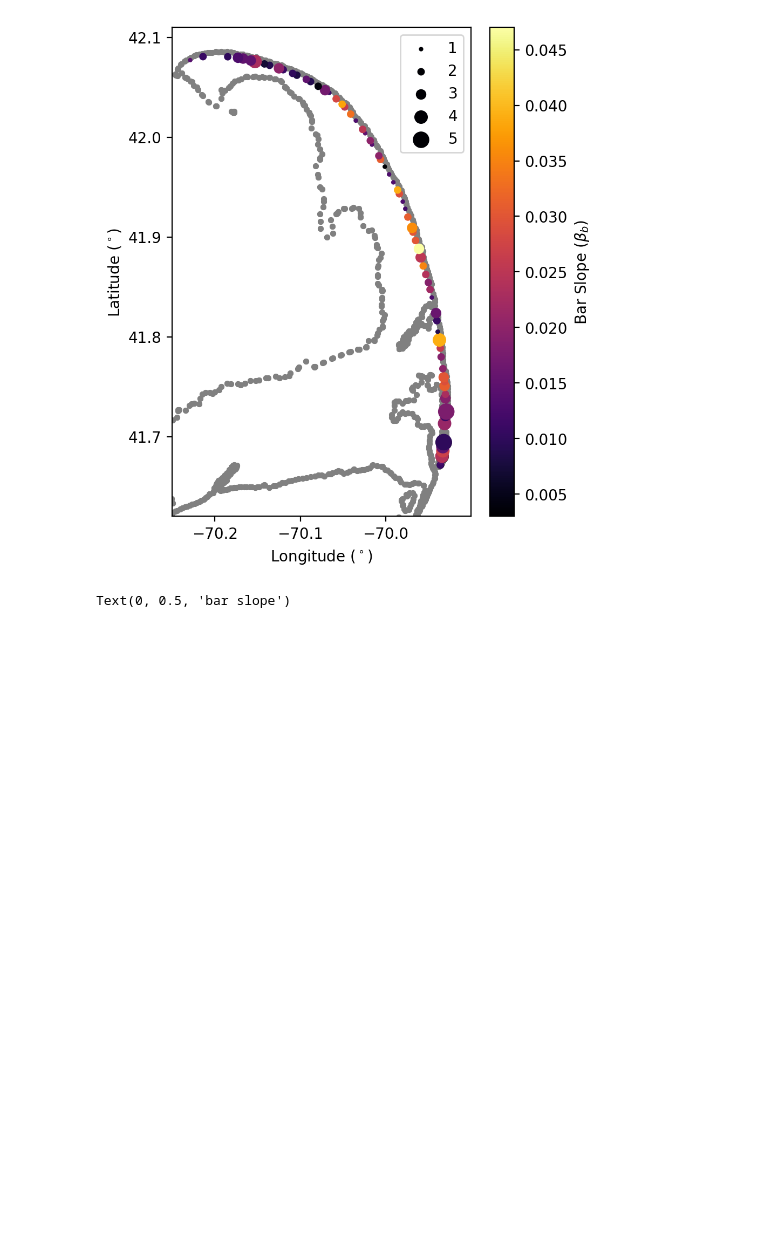
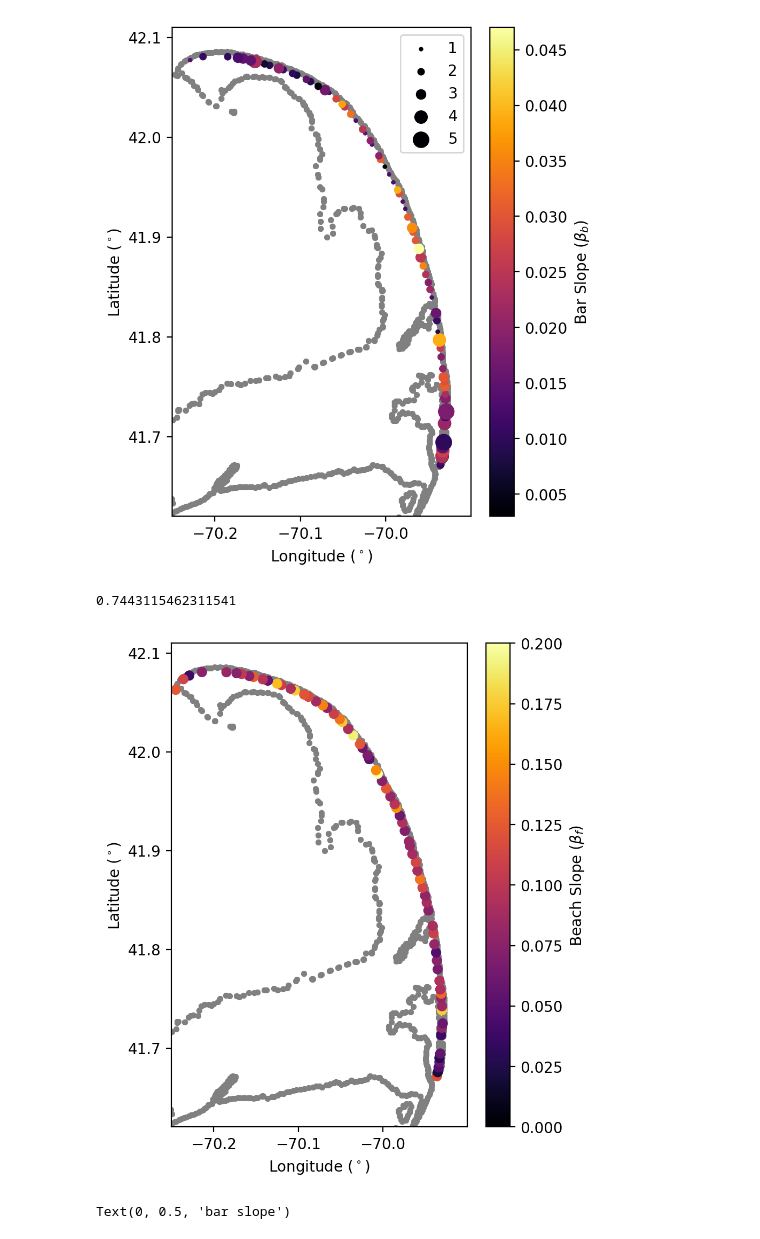
Before and after one commit to csherwood-usgs/runup, a Jupyter notebook: cc_profile_plots.ipynb, the cells around one changed output. Saved outputs shown, nothing was run; the diff lists cells and outputs as text; code cells hidden in the pictures; blank space fills up the shorter version.

```diff
--- a/cc_profile_plots.ipynb
+++ b/cc_profile_plots.ipynb
@@ -327,6 +314,30 @@ plt.savefig(drv+'crs/proj/2022_Runup/cc_bar_slope_nbars.svg', dpi=200)
 # %% [output]
 0.7443115462311541
 [figure]
+# %%
+# Beach slopes
+
+# xfac is crude aspect ratio for lat/lon plot
+xfac=np.cos(41.9*np.pi/180)
+print(xfac)
+ysize = 6
+xsize = xfac*ysize
+
+fig = plt.figure(figsize=(xsize,ysize), dpi=200)
+plt.plot(cc_lon,cc_lat,'.',c='gray', zorder=0)
+plt.scatter(lon,lat,35,bslope,cmap='inferno', zorder=1, vmin=0., vmax=.2)
+
+cbar = plt.colorbar()
+plt.xlabel(r'Longitude ($^\circ$)')
+plt.ylabel(r'Latitude ($^\circ$)')
+plt.xticks(np.arange(-70.2, -69.9,.1))
+cbar.ax.set_ylabel(r'Beach Slope ($\beta_f$)', rotation=90)
+plt.xlim([-70.25, -69.9])
+plt.ylim([41.62, 42.11])
+plt.savefig(drv+'crs/proj/2022_Runup/cc_beach_slope_colors.svg', dpi=200)
+# %% [output]
+0.7443115462311541
+[figure, added]
 # %%
 # is there a correlation between slope and number of bars
 plt.plot(nb,bs1,'.')
```
Also changed, not shown: parts of 10 cells of this notebook, 3 other files.
